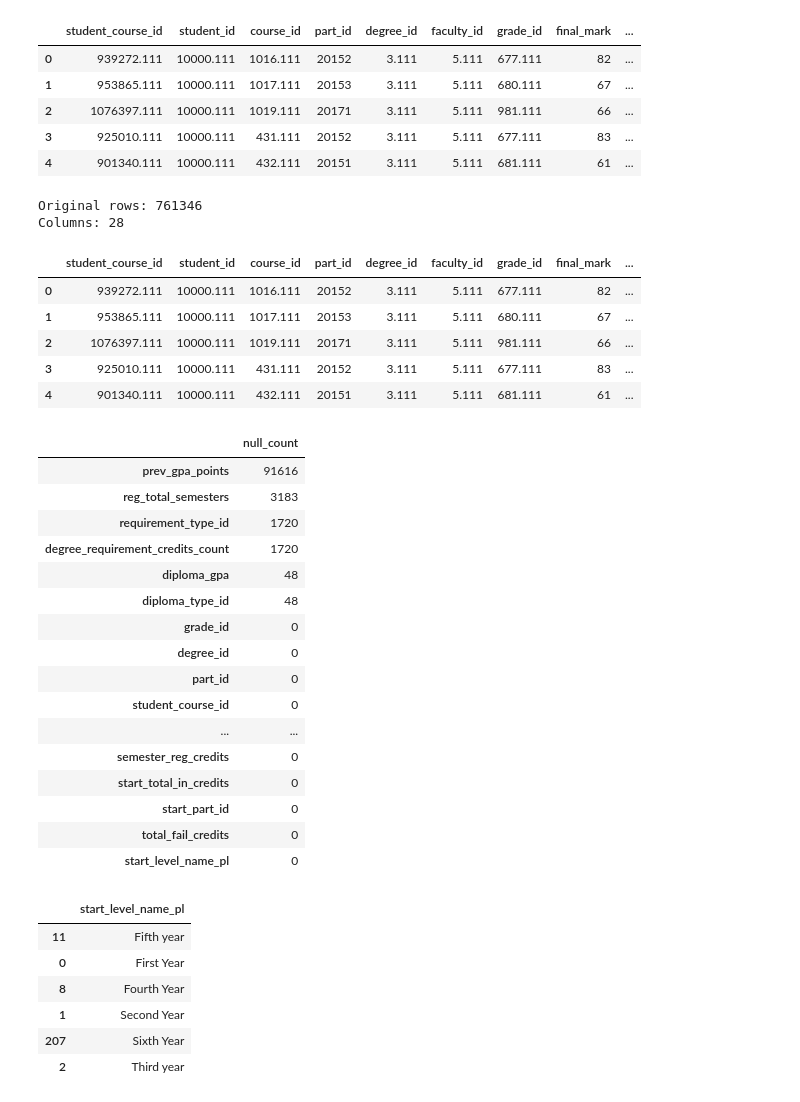
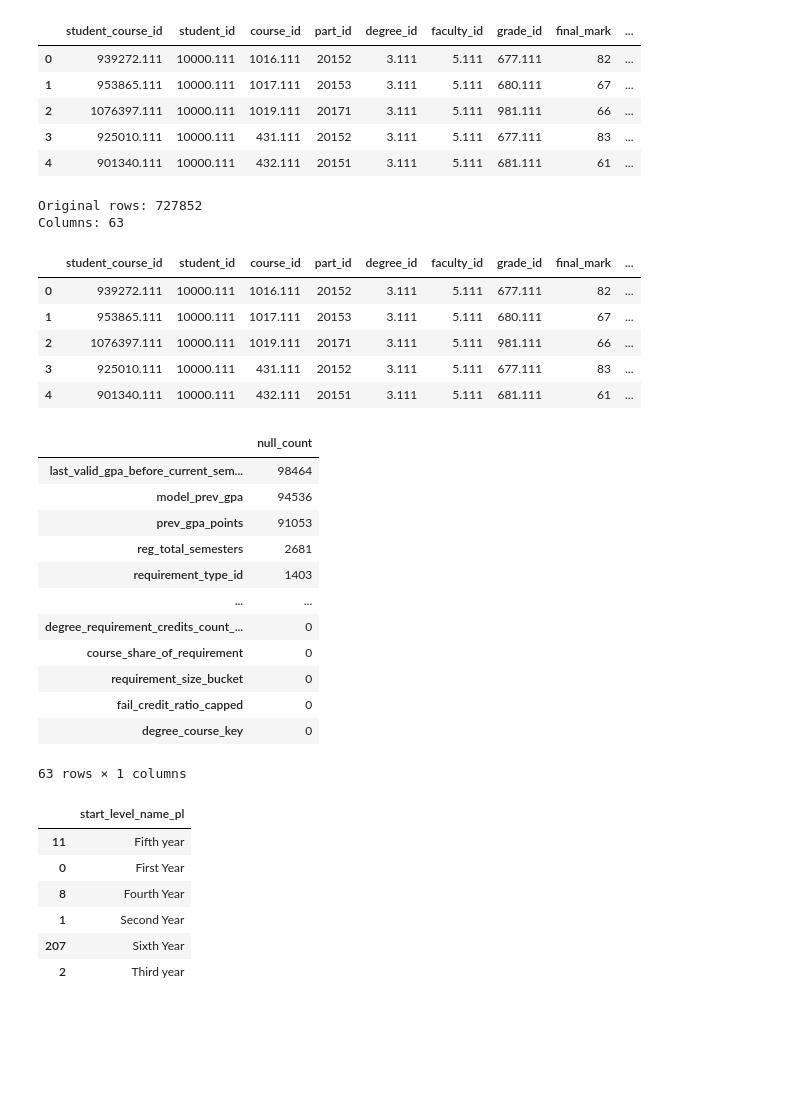
Before and after one commit to ShrkoXIII/Academic_Advisor_system, a Jupyter notebook: note_books/feature_eng/explore_outlier_removal.ipynb, the cells around one changed output. Cells and saved outputs as stored; diff of their text form; code cells hidden in the pictures; blank space fills up the shorter version.

Commit message:
runs and sort wit add diploma

```diff
--- a/note_books/feature_eng/explore_outlier_removal.ipynb
+++ b/note_books/feature_eng/explore_outlier_removal.ipynb
@@ -40,7 +40,7 @@ from src.paths import FEATURES_DIR, FINAL_DIR, assert_data_root
 from src.io_utils import save_parquet
 # %%
 # Put your file path here.
-path = FEATURES_DIR / "selected_model_population.parquet"
+path = FEATURES_DIR / "feature_engineered_primary.parquet"
 
 # Main rules.
 MAX_ALLOWED_SEMESTER_CREDITS = 25
@@ -93,6 +93,7 @@ required_columns = [
     'final_mark',
     'course_credits',
     'semester_reg_credits',
+    'is_first_row_in_timeline',
 ]
 
 missing_columns = [col for col in required_columns if col not in df.columns]
@@ -130,51 +131,47 @@ numeric_columns = [
     'gpa_points',
     'semester_reg_credits',
     'semester_pass_credits',
     'prev_gpa_points',
     'start_agpa_points',
     'start_total_in_courses',
     'start_total_in_credits',
     'semester_reg_courses',
     'total_pass_credits',
     'total_fail_credits',
     'reg_total_semesters',
     'requirement_type_id',
     'degree_requirement_credits_count',
 ]
 
 for col in numeric_columns:
     df[col] = pd.to_numeric(df[col], errors='coerce')
 
 print('Original rows:', original_row_count)
 print('Columns:', len(df.columns))
 display(df.head())
 display(df.isna().sum().sort_values(ascending=False).to_frame('null_count'))
 # %% [output]
-Original rows: 761346
-Columns: 28
+Original rows: 727852
+Columns: 63
 |  | student_course_id | student_id | course_id | part_id | degree_id | faculty_id | grade_id | final_mark | ... |
 | 0 | 939272.111 | 10000.111 | 1016.111 | 20152 | 3.111 | 5.111 | 677.111 | 82 | ... |
 | 1 | 953865.111 | 10000.111 | 1017.111 | 20153 | 3.111 | 5.111 | 680.111 | 67 | ... |
 | 2 | 1076397.111 | 10000.111 | 1019.111 | 20171 | 3.111 | 5.111 | 981.111 | 66 | ... |
 | 3 | 925010.111 | 10000.111 | 431.111 | 20152 | 3.111 | 5.111 | 677.111 | 83 | ... |
 | 4 | 901340.111 | 10000.111 | 432.111 | 20151 | 3.111 | 5.111 | 681.111 | 61 | ... |
 |  | null_count |
-| prev_gpa_points | 91616 |
-| reg_total_semesters | 3183 |
-| requirement_type_id | 1720 |
-| degree_requirement_credits_count | 1720 |
-| diploma_gpa | 48 |
-| diploma_type_id | 48 |
-| grade_id | 0 |
-| degree_id | 0 |
-| part_id | 0 |
-| student_course_id | 0 |
+| last_valid_gpa_before_current_sem... | 98464 |
+| model_prev_gpa | 94536 |
+| prev_gpa_points | 91053 |
+| reg_total_semesters | 2681 |
+| requirement_type_id | 1403 |
 | ... | ... |
-| semester_reg_credits | 0 |
-| start_total_in_credits | 0 |
-| start_part_id | 0 |
-| total_fail_credits | 0 |
-| start_level_name_pl | 0 |
+| degree_requirement_credits_count_... | 0 |
+| course_share_of_requirement | 0 |
+| requirement_size_bucket | 0 |
+| fail_credit_ratio_capped | 0 |
+| degree_course_key | 0 |
+63 rows × 1 columns
 # %%
 # Look at the start level values before mapping them.
 start_level_values = (
```
Also changed, not shown: parts of 4 cells of this notebook, 12 other files.
